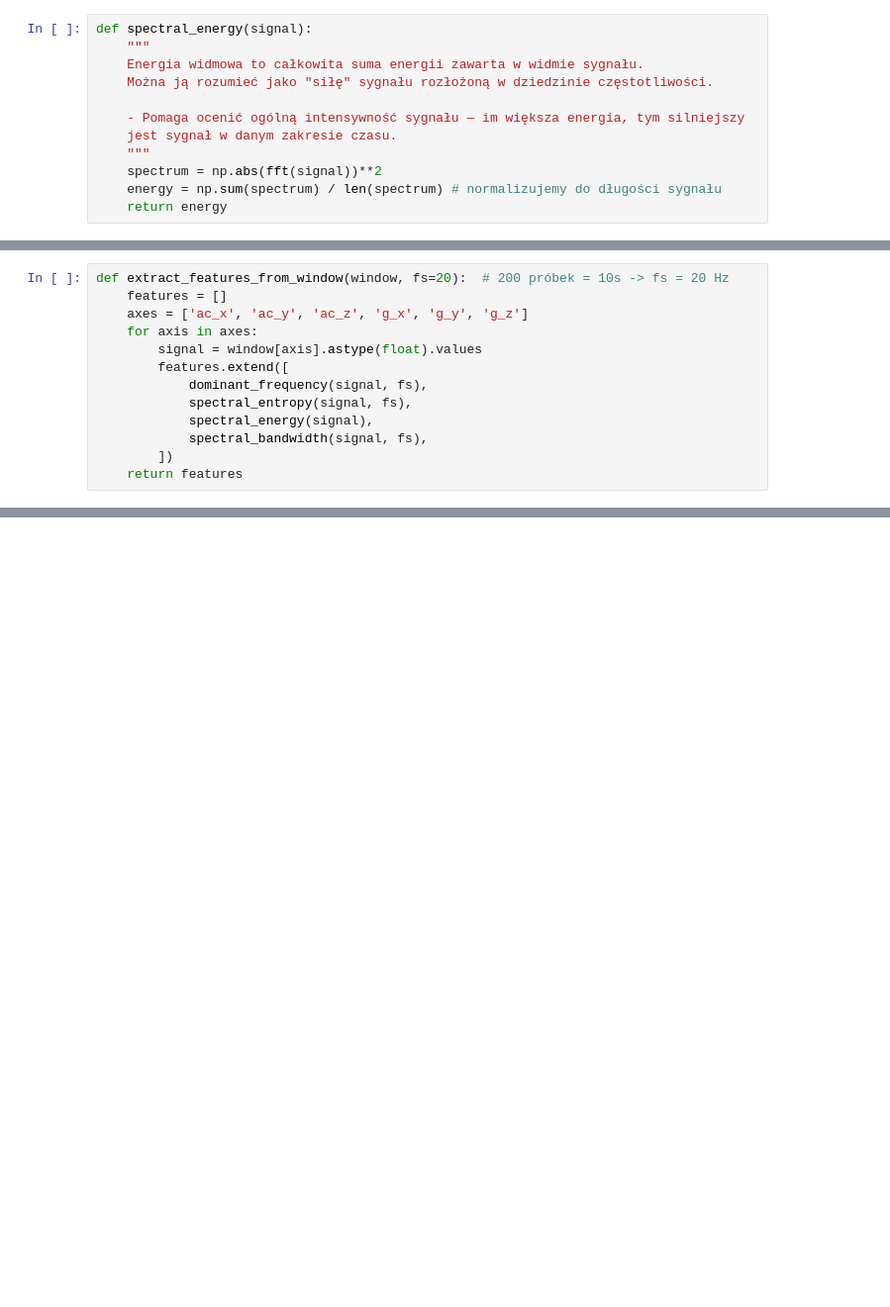
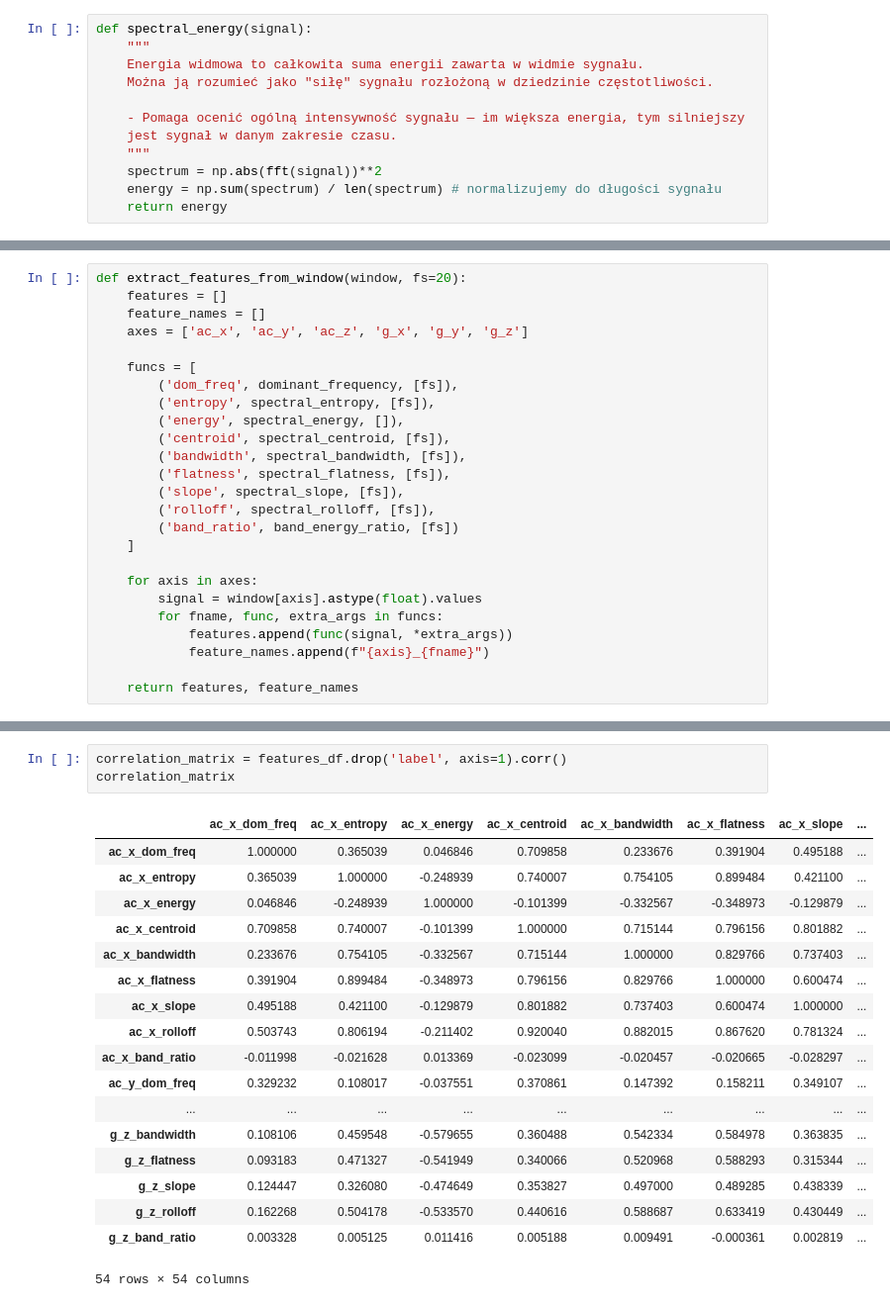
Before and after one commit to MetaMotionPPWID/metamotion-ml, a Jupyter notebook: data_loader/freq_params.ipynb, the cells around one changed output, grey strips where cells are left out. Shown at 99% size. Drawn from its saved outputs; the diff is of its cells as text; blank space fills up the shorter version.

```diff
--- a/data_loader/freq_params.ipynb
+++ b/data_loader/freq_params.ipynb
@@ -66,16 +154,28 @@ def spectral_bandwidth(signal, fs):
 # %%
-def extract_features_from_window(window, fs=20):  # 200 próbek = 10s -> fs = 20 Hz
+def extract_features_from_window(window, fs=20):
     features = []
+    feature_names = []
     axes = ['ac_x', 'ac_y', 'ac_z', 'g_x', 'g_y', 'g_z']
+
+    funcs = [
+        ('dom_freq', dominant_frequency, [fs]),
+        ('entropy', spectral_entropy, [fs]),
+        ('energy', spectral_energy, []),
+        ('centroid', spectral_centroid, [fs]),
+        ('bandwidth', spectral_bandwidth, [fs]),
+        ('flatness', spectral_flatness, [fs]),
+        ('slope', spectral_slope, [fs]),
+        ('rolloff', spectral_rolloff, [fs]),
+        ('band_ratio', band_energy_ratio, [fs])
+    ]
+
     for axis in axes:
         signal = window[axis].astype(float).values
-        features.extend([
-            dominant_frequency(signal, fs),
-            spectral_entropy(signal, fs),
-            spectral_energy(signal),
-            spectral_bandwidth(signal, fs),
-        ])
-    return features
+        for fname, func, extra_args in funcs:
+            features.append(func(signal, *extra_args))
+            feature_names.append(f"{axis}_{fname}")
+
+    return features, feature_names
 # %%
 X = []
 Y = []
@@ -86,0 +209,22 @@ for window in data_processor.segment():
+# %%
+correlation_matrix = features_df.drop('label', axis=1).corr()
+correlation_matrix
+# %% [output]
+|  | ac_x_dom_freq | ac_x_entropy | ac_x_energy | ac_x_centroid | ac_x_bandwidth | ac_x_flatness | ac_x_slope | ... |
+| ac_x_dom_freq | 1.000000 | 0.365039 | 0.046846 | 0.709858 | 0.233676 | 0.391904 | 0.495188 | ... |
+| ac_x_entropy | 0.365039 | 1.000000 | -0.248939 | 0.740007 | 0.754105 | 0.899484 | 0.421100 | ... |
+| ac_x_energy | 0.046846 | -0.248939 | 1.000000 | -0.101399 | -0.332567 | -0.348973 | -0.129879 | ... |
+| ac_x_centroid | 0.709858 | 0.740007 | -0.101399 | 1.000000 | 0.715144 | 0.796156 | 0.801882 | ... |
+| ac_x_bandwidth | 0.233676 | 0.754105 | -0.332567 | 0.715144 | 1.000000 | 0.829766 | 0.737403 | ... |
+| ac_x_flatness | 0.391904 | 0.899484 | -0.348973 | 0.796156 | 0.829766 | 1.000000 | 0.600474 | ... |
+| ac_x_slope | 0.495188 | 0.421100 | -0.129879 | 0.801882 | 0.737403 | 0.600474 | 1.000000 | ... |
+| ac_x_rolloff | 0.503743 | 0.806194 | -0.211402 | 0.920040 | 0.882015 | 0.867620 | 0.781324 | ... |
+| ac_x_band_ratio | -0.011998 | -0.021628 | 0.013369 | -0.023099 | -0.020457 | -0.020665 | -0.028297 | ... |
+| ac_y_dom_freq | 0.329232 | 0.108017 | -0.037551 | 0.370861 | 0.147392 | 0.158211 | 0.349107 | ... |
+| ... | ... | ... | ... | ... | ... | ... | ... | ... |
+| g_z_bandwidth | 0.108106 | 0.459548 | -0.579655 | 0.360488 | 0.542334 | 0.584978 | 0.363835 | ... |
+| g_z_flatness | 0.093183 | 0.471327 | -0.541949 | 0.340066 | 0.520968 | 0.588293 | 0.315344 | ... |
+| g_z_slope | 0.124447 | 0.326080 | -0.474649 | 0.353827 | 0.497000 | 0.489285 | 0.438339 | ... |
+| g_z_rolloff | 0.162268 | 0.504178 | -0.533570 | 0.440616 | 0.588687 | 0.633419 | 0.430449 | ... |
+| g_z_band_ratio | 0.003328 | 0.005125 | 0.011416 | 0.005188 | 0.009491 | -0.000361 | 0.002819 | ... |
+54 rows × 54 columns
```
Also changed, not shown: parts of 15 cells of this notebook.
